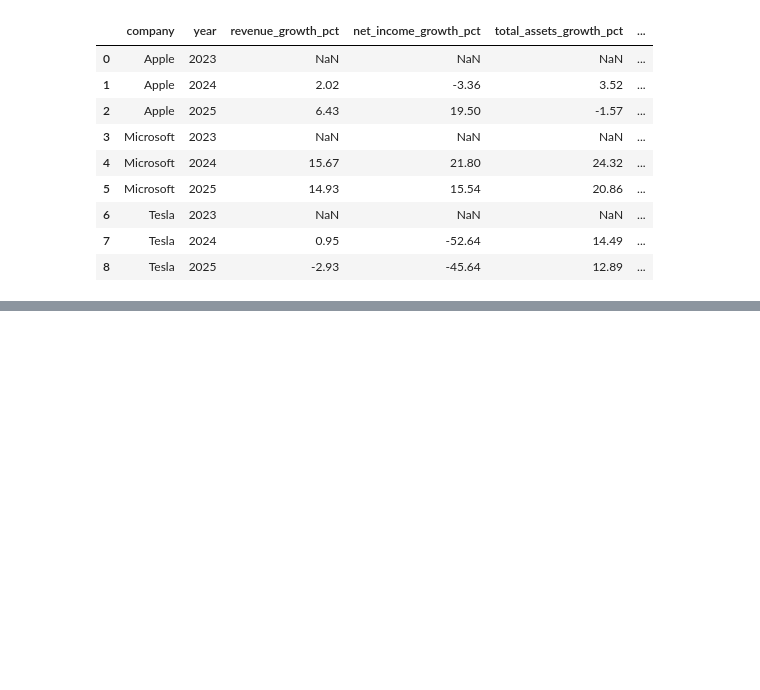
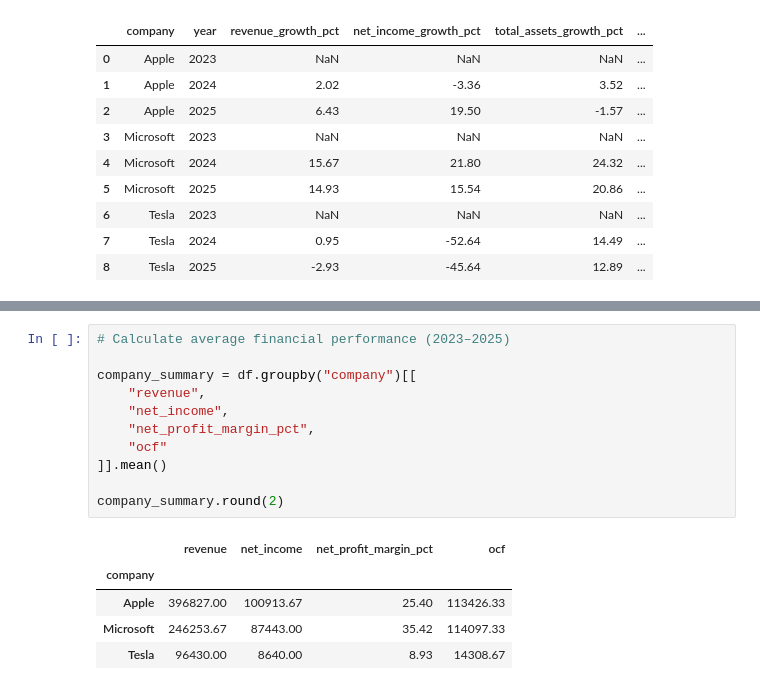
Before and after one commit to ravvi0li/BCG-Forage, a Jupyter notebook: financial_analysis.ipynb, the cells around one changed output, grey strips where cells are left out. Drawn from its saved outputs; the diff is of its cells as text; blank space fills up the shorter version.

```diff
--- a/financial_analysis.ipynb
+++ b/financial_analysis.ipynb
@@ -144,0 +224,17 @@ df[growth_columns].round(2)
+# %%
+# Calculate average financial performance (2023–2025)
+
+company_summary = df.groupby("company")[[
+    "revenue",
+    "net_income",
+    "net_profit_margin_pct",
+    "ocf"
+]].mean()
+
+company_summary.round(2)
+# %% [output]
+|  | revenue | net_income | net_profit_margin_pct | ocf |
+| company |  |  |  |  |
+| Apple | 396827.00 | 100913.67 | 25.40 | 113426.33 |
+| Microsoft | 246253.67 | 87443.00 | 35.42 | 114097.33 |
+| Tesla | 96430.00 | 8640.00 | 8.93 | 14308.67 |
```
Also changed, not shown: parts of 5 cells of this notebook, 2 other files.
